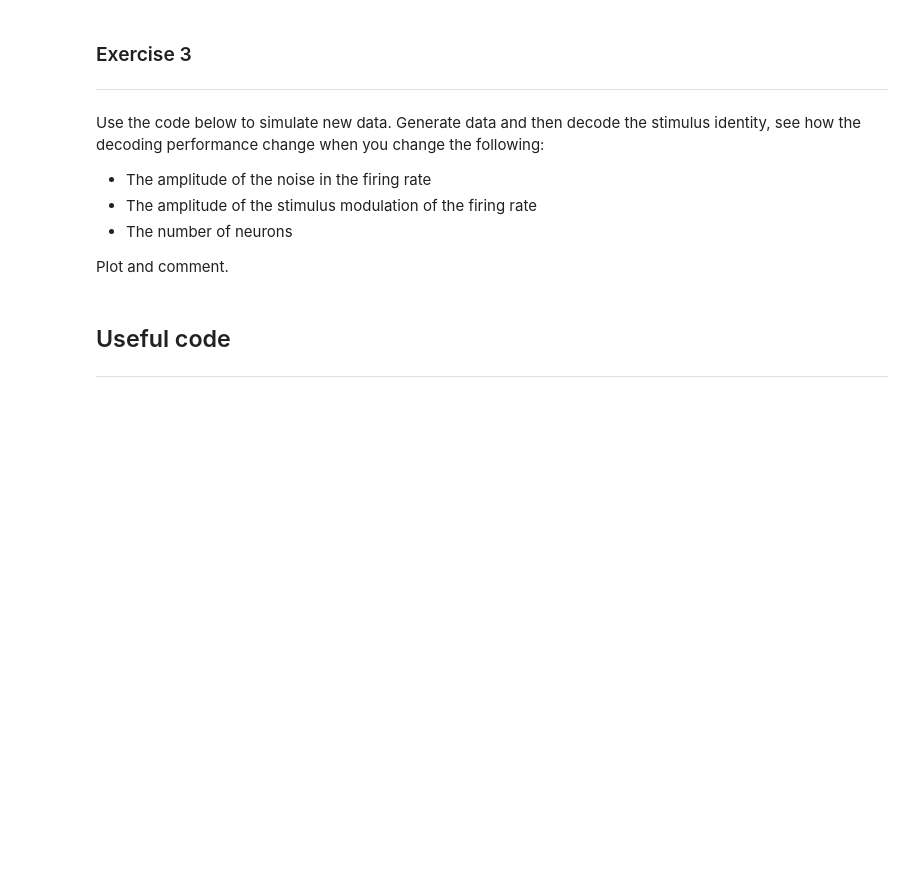
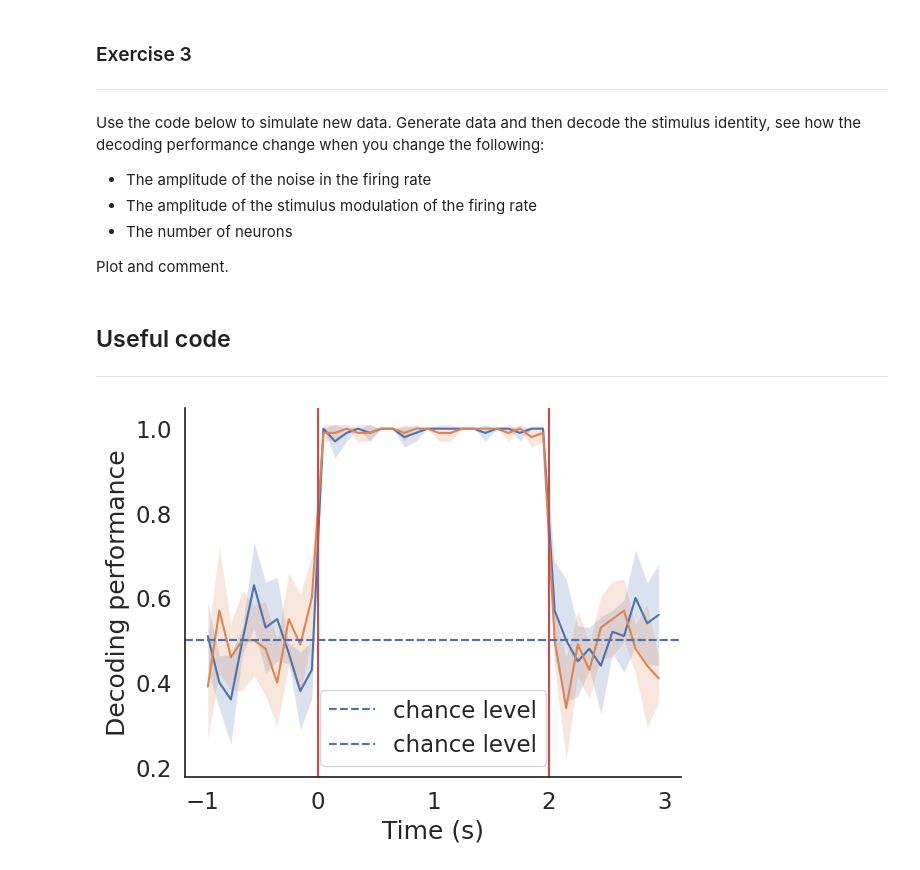
Before and after one commit to irenetiem/population-methods-IT, a Jupyter notebook: 02-SVM-decoding/exercises.ipynb, the cells around one changed output. Drawn from its saved outputs; the diff is of its cells as text; code cells hidden in the pictures; blank space fills up the shorter version.

```diff
--- a/02-SVM-decoding/exercises.ipynb
+++ b/02-SVM-decoding/exercises.ipynb
@@ -239,0 +311,5 @@ with open('data/simulated_data1.pickle', 'wb') as handle:
+# %%
+simulate_data(amplitude_noise_in_FR = 5)
+simulate_data(amplitude_noise_in_FR = 15)
+# %% [output]
+[figure, added]
```
Also changed, not shown: parts of 6 cells of this notebook.
